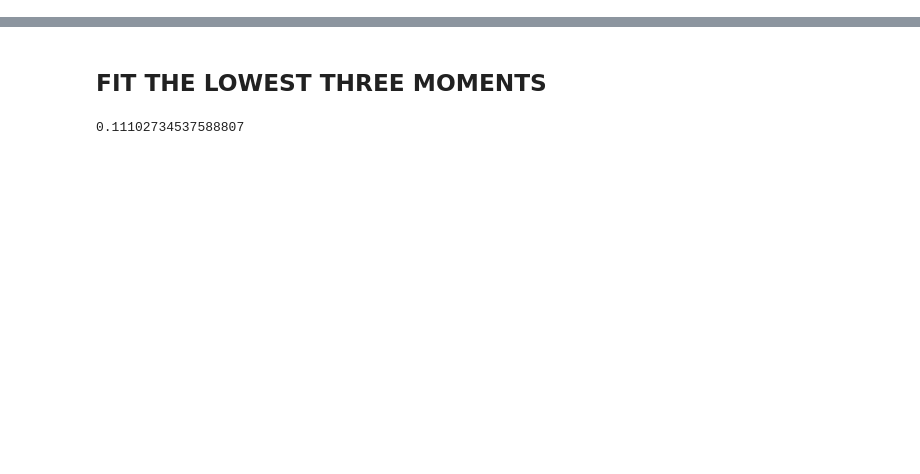
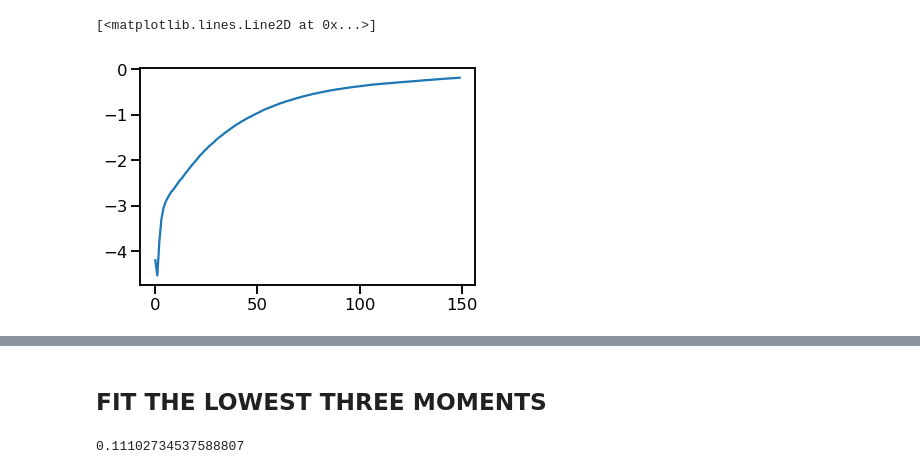
Before and after one commit to florpi/CentralStreamingModel, a Jupyter notebook: dimred/taylor_expansion.ipynb, the cells around one changed output, grey strips where cells are left out. Saved outputs shown, nothing was run; the diff lists cells and outputs as text; code cells hidden in the pictures; blank space fills up the shorter version.

```diff
--- a/dimred/taylor_expansion.ipynb
+++ b/dimred/taylor_expansion.ipynb
@@ -39,3 +39,8 @@ gaussian.multipoles(s, mu)
 m_r = ex.moment(1,0)(rm.r)
 c_r = ex.central_moment(2,0)(rm.r)
 c_t = ex.central_moment(0,2)(rm.r)
+# %%
+plt.plot(m_r, label='radial')
+# %% [output]
+[<matplotlib.lines.Line2D at 0x...>]
+[figure, added]
```
Also changed, not shown: parts of 14 cells of this notebook, 3 other files.
